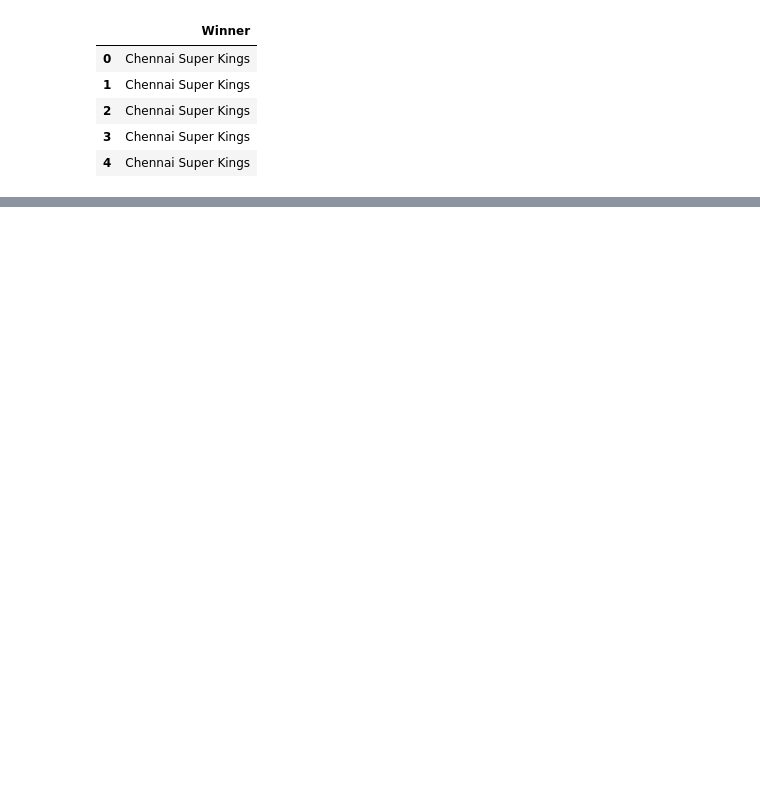
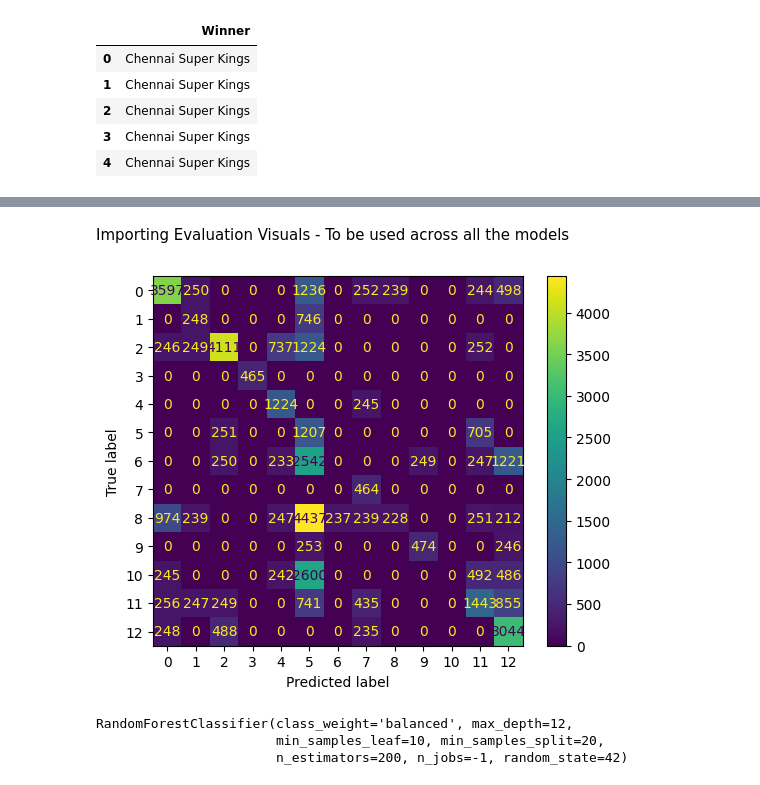
Before and after one commit to thenitinsingh/aipremierleague, a Jupyter notebook: notebooks/modeltrainin.ipynb, the cells around one changed output, grey strips where cells are left out. Drawn from its saved outputs; the diff is of its cells as text; code cells hidden in the pictures; blank space fills up the shorter version.

```diff
--- a/notebooks/modeltrainin.ipynb
+++ b/notebooks/modeltrainin.ipynb
@@ -24,0 +114,3 @@ y.head()
+# %%
+X_train = X_train.drop(columns=['Match ID'])
+X_test = X_test.drop(columns=['Match ID'])
@@ -24,0 +160,9 @@ y.head()
+# %%
+model1_c = DecisionTreeClassifier(
+    max_depth=5,
+    min_samples_split=20,
+    min_samples_leaf=10,
+    class_weight='balanced',
+    random_state=42,
+)
+model1_c.fit(X_train,y_train)
@@ -24,0 +173,3 @@ y.head()
+# %%
+y_pred1c= model1_c.predict(X_test)
+print("accuracy_score: ", accuracy_score(y_test, y_pred1c))
@@ -24,0 +214,2 @@ y.head()
+# %% [markdown]
+Importing Evaluation Visuals - To be used across all the models
@@ -24,0 +218,23 @@ y.head()
+# %%
+cm = confusion_matrix(y_test, y_pred1c)
+disp = ConfusionMatrixDisplay(cm)
+disp.plot()
+plt.show()
+# %% [output]
+[figure, added]
+# %%
+from sklearn.ensemble import RandomForestClassifier
+rf_model = RandomForestClassifier(
+    n_estimators=200,
+    max_depth=12,
+    min_samples_split=20,
+    min_samples_leaf=10,
+    class_weight='balanced',
+    random_state=42,
+    n_jobs=-1
+)
+rf_model.fit(X_train, y_train)
+# %% [output]
+RandomForestClassifier(class_weight='balanced', max_depth=12,
+                       min_samples_leaf=10, min_samples_split=20,
+                       n_estimators=200, n_jobs=-1, random_state=42)
```
Also changed, not shown: parts of 40 cells of this notebook, 16 other files.
